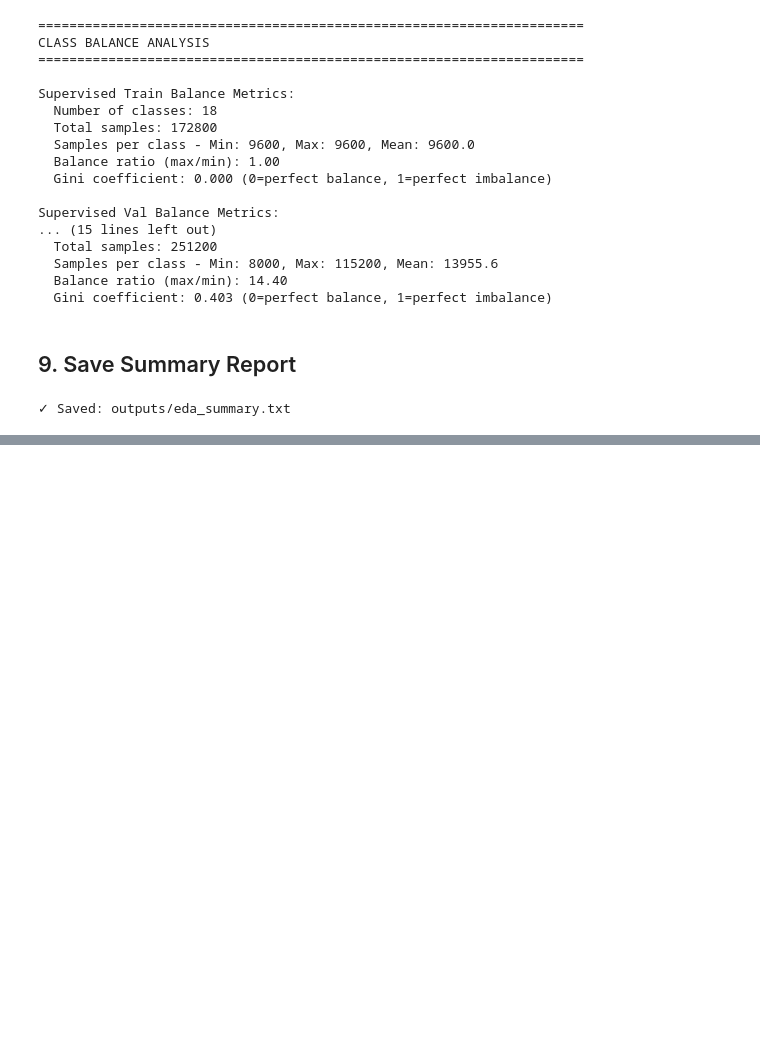
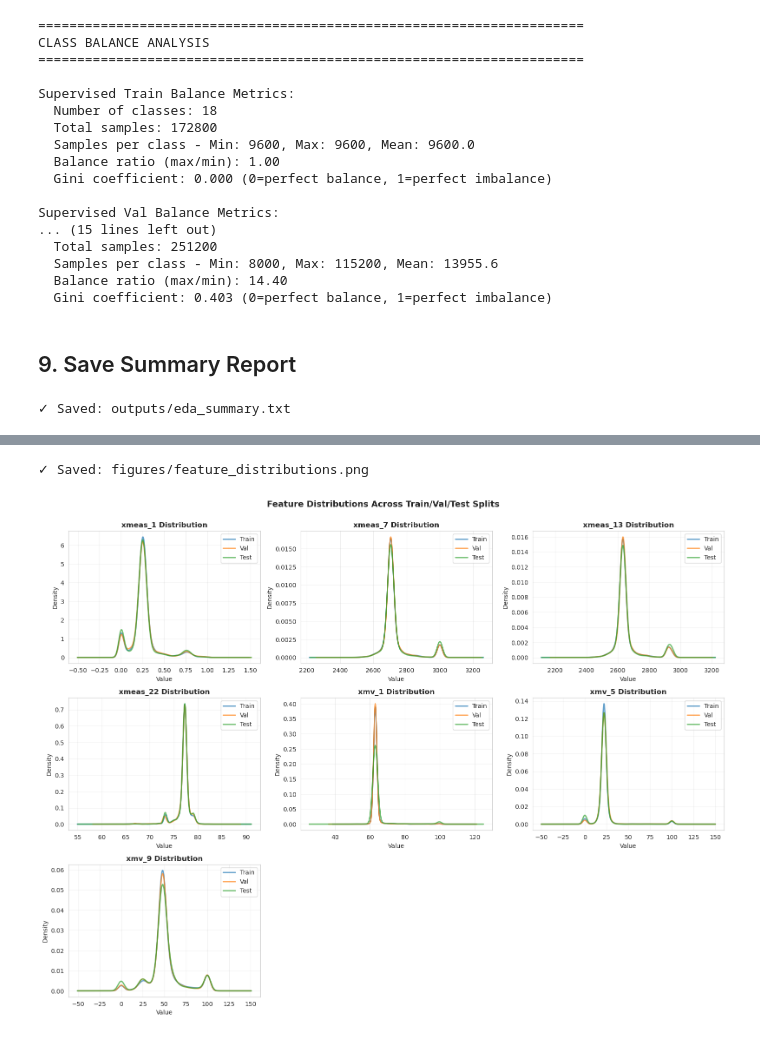
Before and after one commit to KitchinHUB/tep-manuscript, a Jupyter notebook: notebooks/02-exploratory-data-analysis.ipynb, the cells around one changed output, grey strips where cells are left out. Drawn from its saved outputs; the diff is of its cells as text; code cells hidden in the pictures; blank space fills up the shorter version.

```diff
--- a/notebooks/02-exploratory-data-analysis.ipynb
+++ b/notebooks/02-exploratory-data-analysis.ipynb
@@ -524,0 +591,40 @@ All outputs have been saved to `outputs/` and `figures/` directories.
+# %%
+# Visualize feature distributions across splits
+fig, axes = plt.subplots(3, 3, figsize=(16, 12))
+axes = axes.flatten()
+
+for i, feature in enumerate(representative_features):
+    ax = axes[i]
+
+    # Get data from each split
+    train_data = supervised_train[feature].dropna()
+    val_data = supervised_val[feature].dropna()
+    test_data = supervised_test[feature].dropna()
+
+    # Plot KDE for each split
+    train_data.sample(min(5000, len(train_data)), random_state=42).plot(
+        kind='density', ax=ax, label='Train', linewidth=2, alpha=0.7)
+    val_data.sample(min(5000, len(val_data)), random_state=42).plot(
+        kind='density', ax=ax, label='Val', linewidth=2, alpha=0.7)
+    test_data.sample(min(5000, len(test_data)), random_state=42).plot(
+        kind='density', ax=ax, label='Test', linewidth=2, alpha=0.7)
+
+    ax.set_title(f'{feature} Distribution', fontweight='bold')
+    ax.set_xlabel('Value')
+    ax.set_ylabel('Density')
+    ax.legend()
+    ax.grid(alpha=0.3)
+
+# Remove extra subplots
+for i in range(len(representative_features), len(axes)):
+    fig.delaxes(axes[i])
+
+plt.suptitle('Feature Distributions Across Train/Val/Test Splits',
+             fontsize=14, fontweight='bold', y=1.001)
+plt.tight_layout()
+plt.savefig('../figures/feature_distributions.png', dpi=150, bbox_inches='tight')
+print("✓ Saved: figures/feature_distributions.png")
+plt.show()
+# %% [output]
+✓ Saved: figures/feature_distributions.png
+[figure, added]
```
Also changed, not shown: parts of 6 cells of this notebook, 1 other file.
